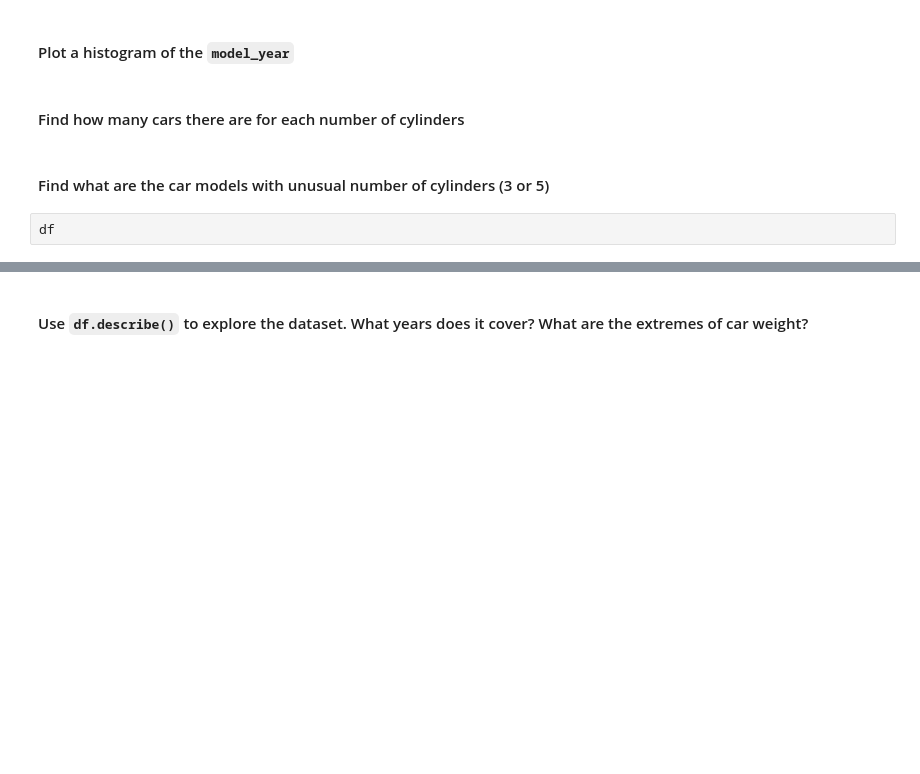
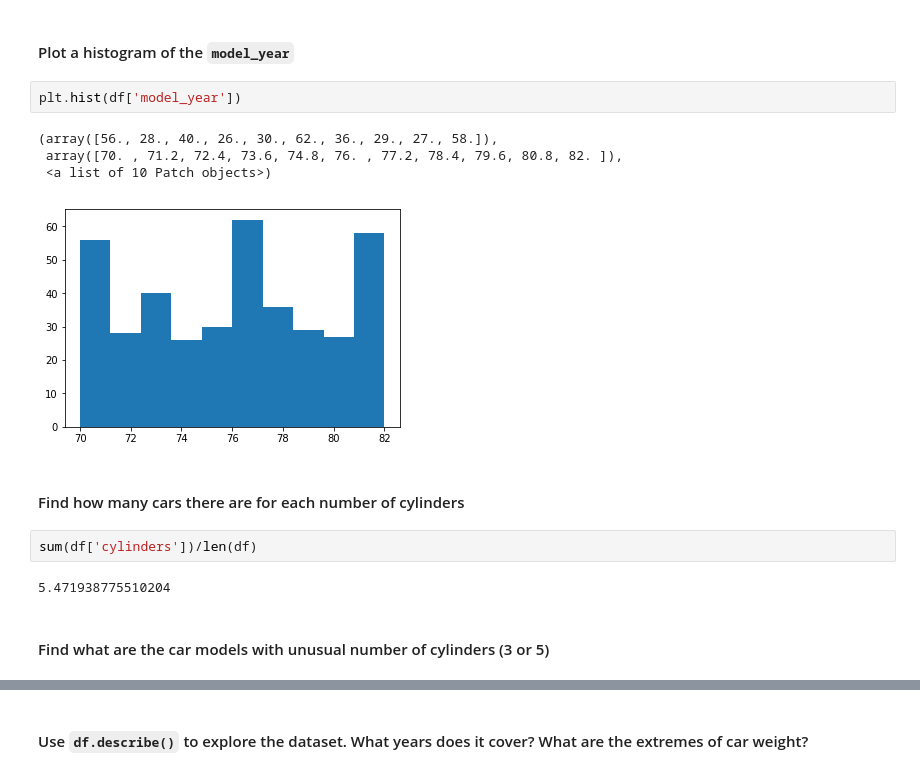
Before and after one commit to Mosuswalks/AI-with-Python, a Jupyter notebook: ML1/exercises/mpg_regression.ipynb, the cells around one changed output, grey strips where cells are left out. Drawn from its saved outputs; the diff is of its cells as text; blank space fills up the shorter version.

```diff
--- a/ML1/exercises/mpg_regression.ipynb
+++ b/ML1/exercises/mpg_regression.ipynb
@@ -51,8 +56,17 @@ df.plot.hist()
 # %% [markdown]
 #### Plot a histogram of the `model_year`
+# %%
+plt.hist(df['model_year'])
+# %% [output]
+(array([56., 28., 40., 26., 30., 62., 36., 29., 27., 58.]),
+ array([70. , 71.2, 72.4, 73.6, 74.8, 76. , 77.2, 78.4, 79.6, 80.8, 82. ]),
+ <a list of 10 Patch objects>)
+[figure, added]
 # %% [markdown]
 #### Find how many cars there are for each number of cylinders
+# %%
+sum(df['cylinders'])/len(df)
+# %% [output]
+5.471938775510204
 # %% [markdown]
 #### Find what are the car models with unusual number of cylinders (3 or 5)
-# %%
-df
```
Also changed, not shown: parts of 10 cells of this notebook, 3 other files.
